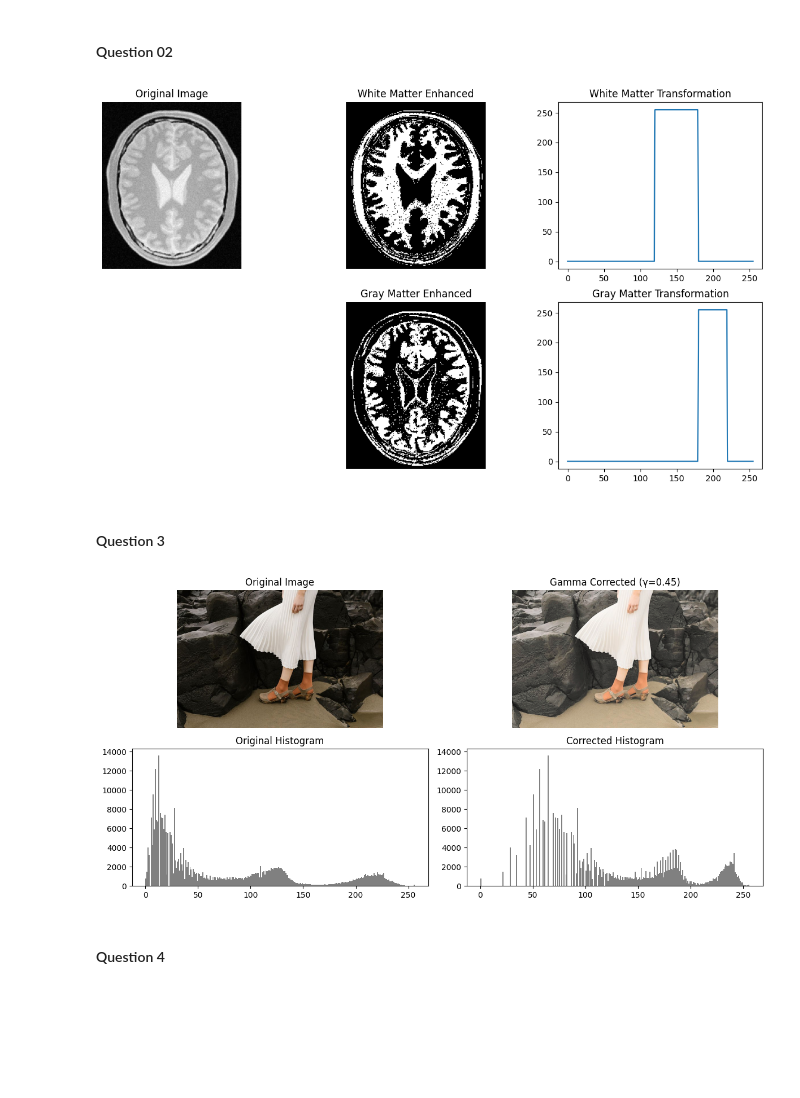
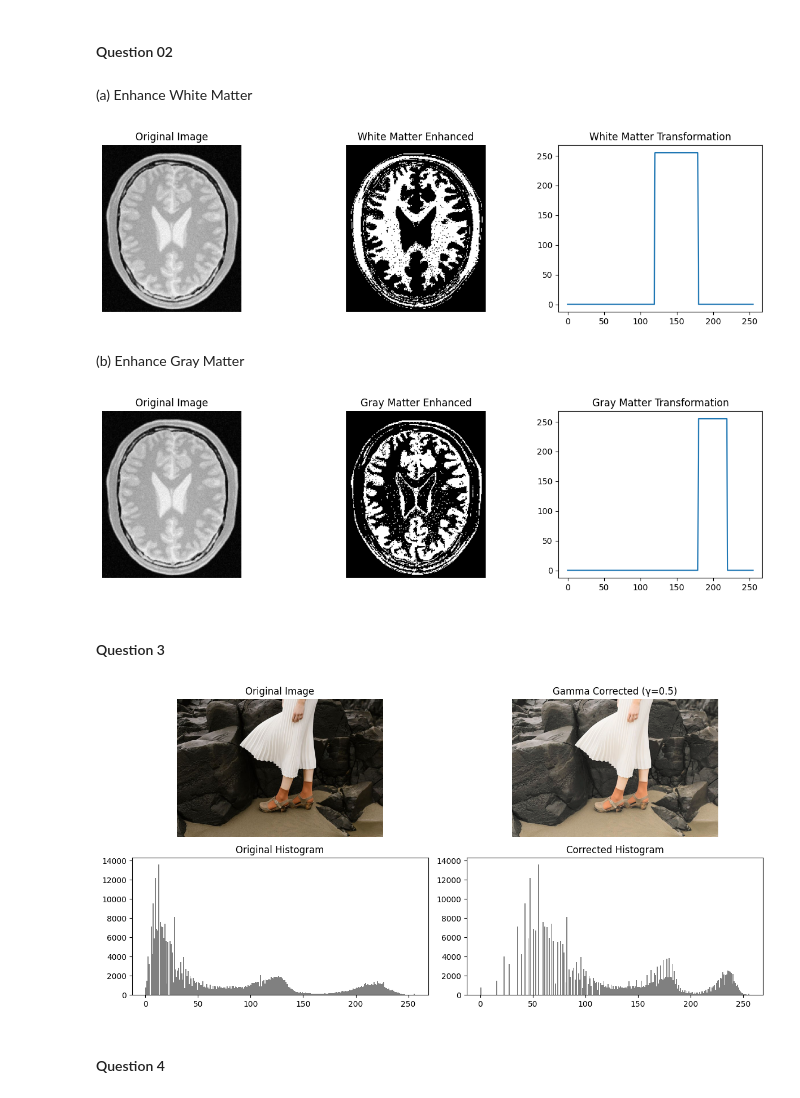
Before and after one commit to pramodiperera/IT5437, a Jupyter notebook: code.ipynb, the cells around one changed output. Drawn from its saved outputs; the diff is of its cells as text; code cells hidden in the pictures; blank space fills up the shorter version.

```diff
--- a/code.ipynb
+++ b/code.ipynb
@@ -41,63 +41,72 @@ plt.show()
 [figure]
 # %% [markdown]
 #### Question 02
+# %% [markdown]
+(a) Enhance White Matter
 # %%
 img = cv.imread('images/brain_proton_density_slice.png', cv.IMREAD_GRAYSCALE)
 
-# (a) Enhance White Matter
 w1 = np.linspace(0, 0, 120).astype('uint8')
 w2 = np.linspace(255, 255, 60).astype('uint8')
 w3 = np.linspace(0, 0, 76).astype('uint8')
 transform_white = np.concatenate((w1, w2, w3), axis=0).astype('uint8')
 img_white = cv.LUT(img, transform_white)
 
-# (b) Enhance Gray Matter
-g1 = np.linspace(0, 0, 180).astype('uint8')
-g2 = np.linspace(255, 255, 40).astype('uint8')
-g3 = np.linspace(0, 0, 36).astype('uint8')
-transform_gray = np.concatenate((g1, g2, g3), axis=0).astype('uint8')
-img_gray = cv.LUT(img, transform_gray)
-
 plt.figure(figsize=(15,8))
 
-# Original
 plt.subplot(2, 3, 1)
 plt.imshow(img, cmap='gray')
 plt.title("Original Image")
 plt.axis('off')
 
-# White matter
 plt.subplot(2, 3, 2)
 plt.imshow(img_white, cmap='gray')
 plt.title("White Matter Enhanced")
 plt.axis('off')
 
 plt.subplot(2, 3, 3)
 plt.plot(transform_white)
 plt.title("White Matter Transformation")
 
-# Gray matter
-plt.subplot(2, 3, 5)
-plt.imshow(img_gray, cmap='gray')
-plt.title("Gray Matter Enhanced")
-plt.axis('off')
-
-plt.subplot(2, 3, 6)
-plt.plot(transform_gray)
-plt.title("Gray Matter Transformation")
-
 plt.show()
 # %% [output]
-[figure, old version]
+[figure, new version]
+# %% [markdown]
+(b) Enhance Gray Matter
+# %%
+g1 = np.linspace(0, 0, 180).astype('uint8')
+g2 = np.linspace(255, 255, 40).astype('uint8')
+g3 = np.linspace(0, 0, 36).astype('uint8')
+transform_gray = np.concatenate((g1, g2, g3), axis=0).astype('uint8')
+img_gray = cv.LUT(img, transform_gray)
+
+plt.figure(figsize=(15,8))
+
+plt.subplot(2, 3, 1)
+plt.imshow(img, cmap='gray')
+plt.title("Original Image")
+plt.axis('off')
+
+plt.subplot(2, 3, 2)
+plt.imshow(img_gray, cmap='gray')
+plt.title("Gray Matter Enhanced")
+plt.axis('off')
+
+plt.subplot(2, 3, 3)
+plt.plot(transform_gray)
+plt.title("Gray Matter Transformation")
+
+plt.show()
+# %% [output]
+[figure, added]
 # %% [markdown]
 #### Question 3
 # %%
 img_org = cv.imread("images/highlights_and_shadows.jpg")
 img = cv.cvtColor(img_org, cv.COLOR_BGR2LAB)
-gamma = 0.45
+gamma = 0.5
 
-# split into L, a, b
-L, a, b = cv.split(img)
+L, a, b = cv.split(img) # split into L, a, b
 
 # apply gamma correction
 L_normalized = L / 255.0
@@ -107,7 +116,6 @@ L_corrected = np.uint8(L_gamma * 255)
 corrected_img = cv.merge([L_corrected, a, b])
 corrected_img_bgr = cv.cvtColor(corrected_img, cv.COLOR_LAB2BGR)
 
-# ---- Show Histograms ----
 plt.figure(figsize=(12,6))
 
 plt.subplot(2,2,1)
@@ -131,7 +139,7 @@ plt.title("Corrected Histogram")
 plt.tight_layout()
 plt.show()
 # %% [output]
-[figure, old version]
+[figure, new version]
 # %% [markdown]
 #### Question 4
 # %%
```
Also changed, not shown: parts of 14 cells of this notebook, 1 other file.
